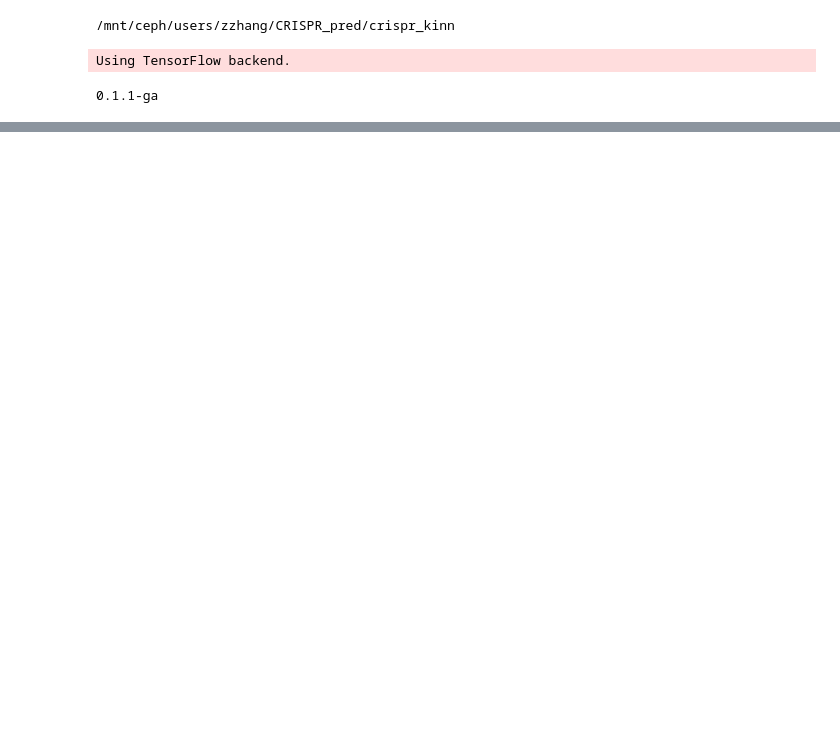
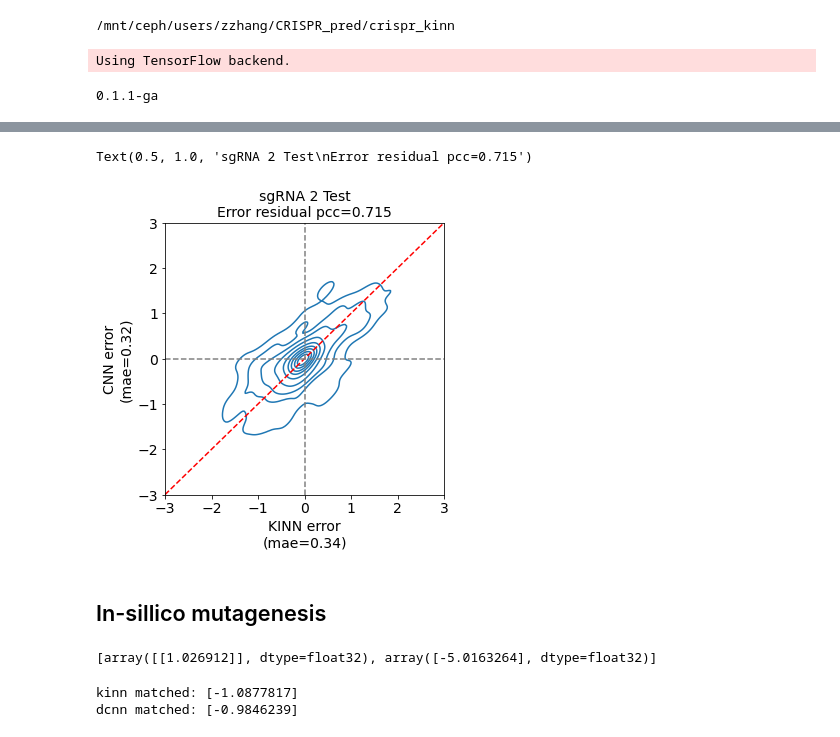
Before and after one commit to zj-zhang/Elektrum, a Jupyter notebook: notebooks/04-explain.ipynb, the cells around one changed output, grey strips where cells are left out. Cells and saved outputs as stored; diff of their text form; code cells hidden in the pictures; blank space fills up the shorter version.

```diff
--- a/notebooks/04-explain.ipynb
+++ b/notebooks/04-explain.ipynb
@@ -339,0 +86,8 @@ obs  -3.033423718 ; pred  -3.2624586
+# %%
+ax = make_err_plot(x2_ts, y2_ts)
+ax.set_title("sgRNA 2 Test\n" + ax.get_title())
+# %% [output]
+Text(0.5, 1.0, 'sgRNA 2 Test\nError residual pcc=0.715')
+[figure, added]
+# %% [markdown]
+## In-sillico mutagenesis
@@ -339,0 +98,12 @@ obs  -3.033423718 ; pred  -3.2624586
+# %%
+layer_dict['output_nonneg'].get_weights()
+# %% [output]
+[array([[1.026912]], dtype=float32), array([-5.0163264], dtype=float32)]
+# %%
+matched = np.zeros((1,25,9))
+
+print("kinn matched:", kinn.predict(matched).flatten())
+print("dcnn matched:", dcnn.predict(matched).flatten())
+# %% [output]
+kinn matched: [-1.0877817]
+dcnn matched: [-0.9846239]
```
Also changed, not shown: parts of 44 cells of this notebook, 1 other file.
